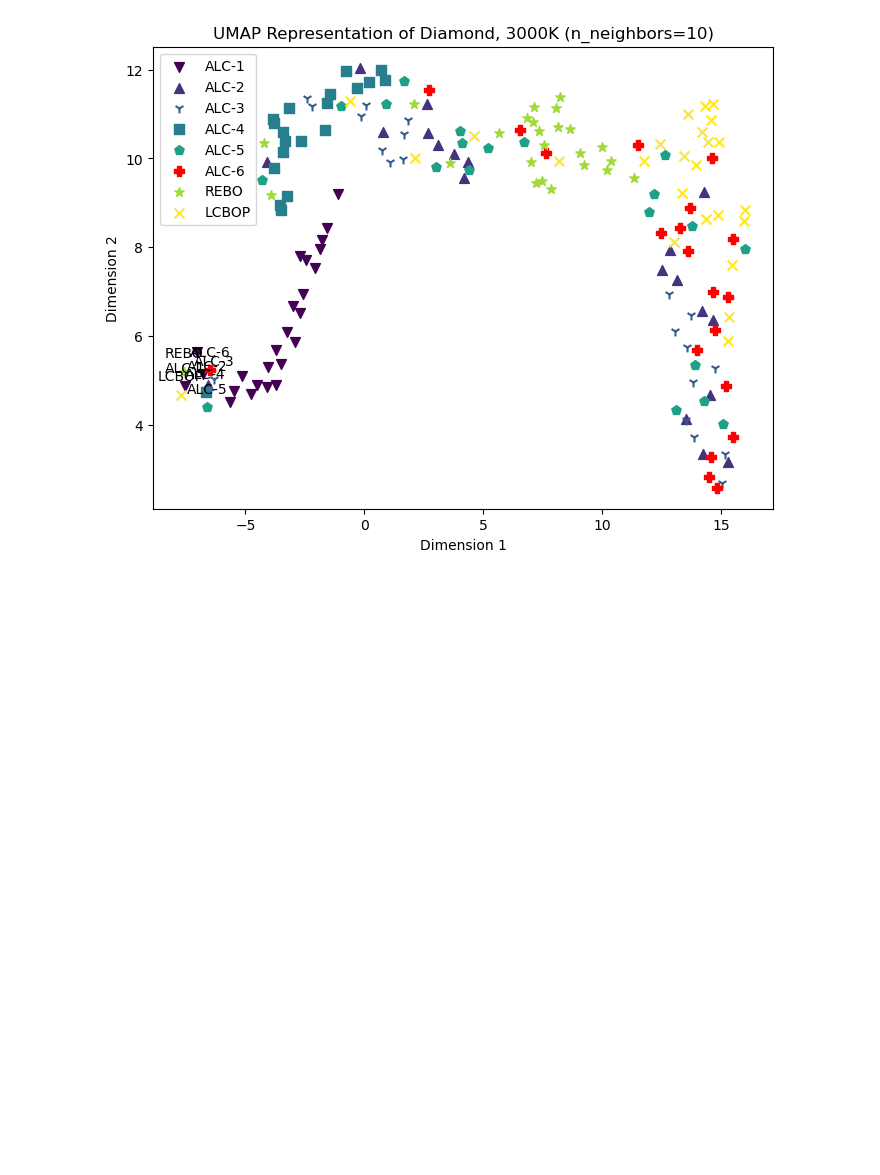
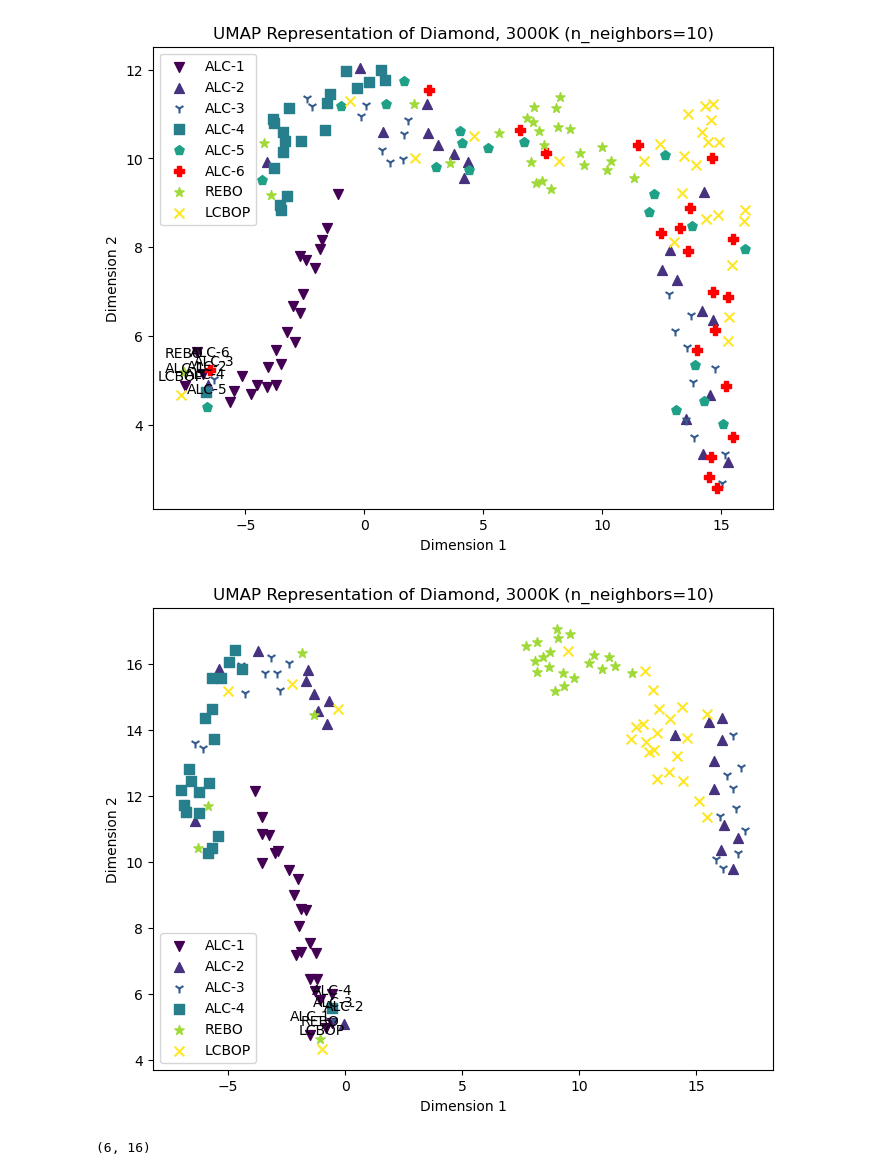
Before and after one commit to laubachb/chimes_CGD-myLLFork, a Jupyter notebook: dissimilarity_clustering/extra_models_pds/model_comparison.ipynb, the cells around one changed output. Cells and saved outputs as stored; diff of their text form; code cells hidden in the pictures; blank space fills up the shorter version.

Commit message:
Removed ALC5/6 in Umap rep.

```diff
--- a/dissimilarity_clustering/extra_models_pds/model_comparison.ipynb
+++ b/dissimilarity_clustering/extra_models_pds/model_comparison.ipynb
@@ -320,3 +320,30 @@ diamonds_labels.append(lcbop_s_labels)
 process_and_plot_data(diamonds_data, diamonds_labels, 'UMAP Representation of Diamond, 3000K', 10, dft_only=False)
 # %% [output]
 [figure]
+# %%
+# Define your datasets and labels
+diamonds_data = [
+    alc_master_list[i][:int(diamond_rows.iloc[i]["Total frames"])] for i in range(4)
+]
+
+diamonds_labels = [
+    pd.DataFrame(np.full(int(row["Total frames"]), int(row["Eff ALC"]))) for _, row in diamond_rows.iloc[:-2].iterrows()
+]
+
+# Define your datasets and labels
+diamonds_data.append(rebo_s_df)
+
+diamonds_labels.append(rebo_s_labels)
+
+# Define your datasets and labels
+diamonds_data.append(lcbop_s_df)
+
+diamonds_labels.append(lcbop_s_labels)
+
+process_and_plot_data(diamonds_data, diamonds_labels, 'UMAP Representation of Diamond, 3000K', 10, dft_only=False)
+# %% [output]
+[figure, added]
+# %%
+np.shape(diamond_rows)
+# %% [output]
+(6, 16)
```
